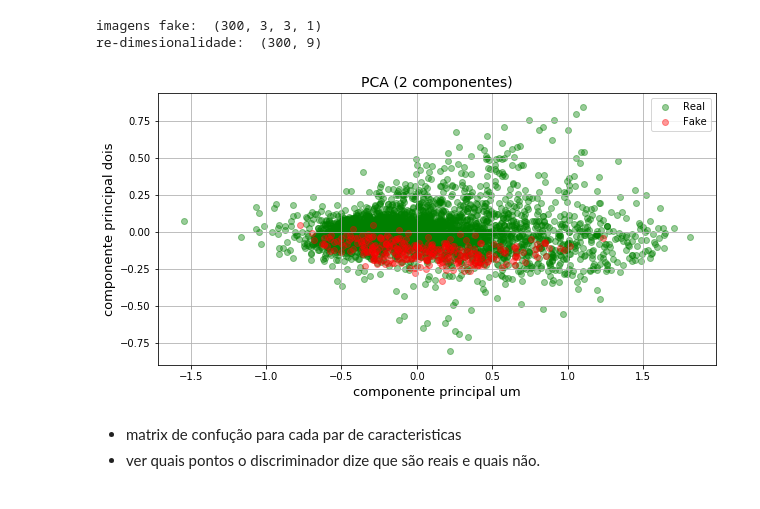
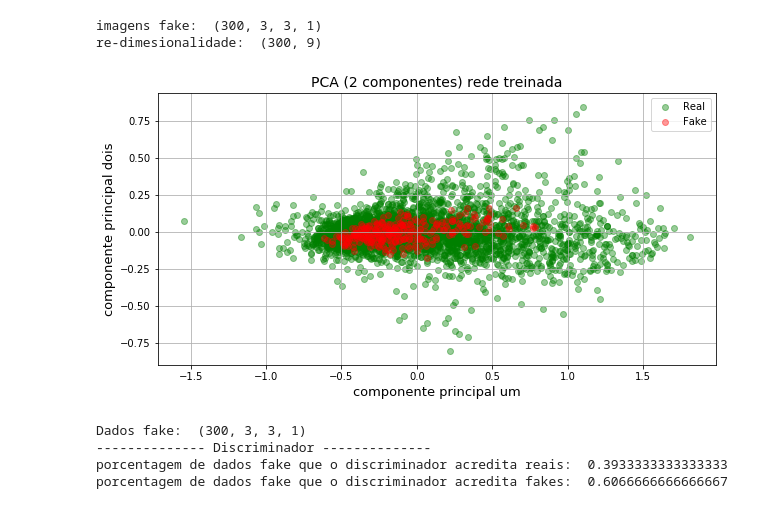
Before and after one commit to ejrueda/MasterUFPA, a Jupyter notebook: Proyectos/BioInformática/GANs-genoma.ipynb, the cells around one changed output. Drawn from its saved outputs; the diff is of its cells as text; code cells hidden in the pictures.

Commit message:
rede gans

```diff
--- a/Proyectos/BioInformática/GANs-genoma.ipynb
+++ b/Proyectos/BioInformática/GANs-genoma.ipynb
@@ -351,15 +356,25 @@ imagens fake:  (300, 3, 3, 1)
 re-dimesionalidade:  (300, 9)
 # %%
 plt.figure(figsize=(10,5))
-plt.title("PCA (2 componentes)", fontsize=14)
+plt.title("PCA (2 componentes) rede treinada", fontsize=14)
 plt.xlabel("componente principal um", fontsize=13)
 plt.ylabel("componente principal dois", fontsize=13)
 plt.grid()
 plt.scatter(X_real[:,0], X_real[:,1], color="green", alpha=.4, label="Real")
 plt.scatter(X_fake[:,0], X_fake[:,1], color="red", alpha=.4, label="Fake")
 plt.legend();
 # %% [output]
-[figure, old version]
+[figure, new version]
-# %% [markdown]
-- matrix de confução para cada par de caracteristicas
-- ver quais pontos o discriminador dize que são reais e quais não.
+# %%
+num_imgs = 300
+fakes = gan.G.predict(np.random.normal(0,1,(num_imgs,noise_input)))
+print("Dados fake: ", fakes.shape)
+y_predict = gan.D.predict_classes(fakes)
+print("-------------- Discriminador --------------")
+print("porcentagem de dados fake que o discriminador acredita reais: ", np.mean(y_predict==1))
+print("porcentagem de dados fake que o discriminador acredita fakes: ", np.mean(y_predict==0))
+# %% [output]
+Dados fake:  (300, 3, 3, 1)
+-------------- Discriminador --------------
+porcentagem de dados fake que o discriminador acredita reais:  0.3933333333333333
+porcentagem de dados fake que o discriminador acredita fakes:  0.6066666666666667
```
Also changed, not shown: parts of 11 cells of this notebook, 2 other files.
